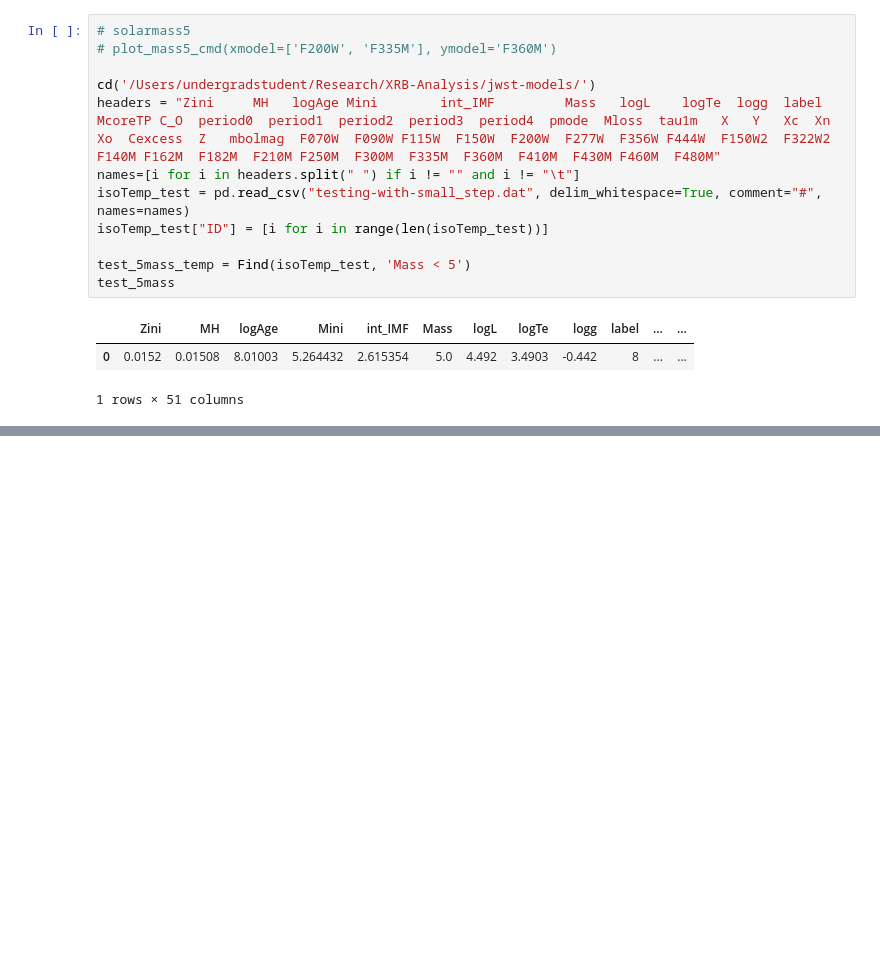
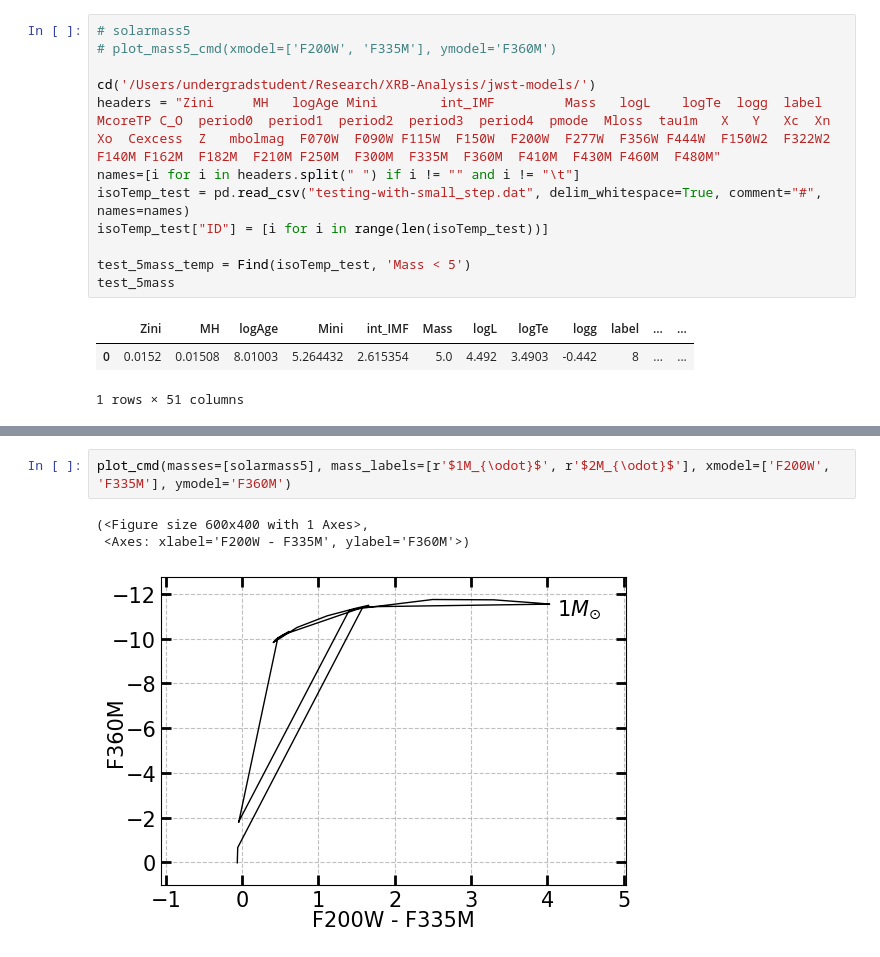
Before and after one commit to devkhullar/querx, a Jupyter notebook: models.ipynb, the cells around one changed output, grey strips where cells are left out. Cells and saved outputs as stored; diff of their text form; blank space fills up the shorter version.

Commit message:
Add a better function to plot evolutionary tracks of XRBs

```diff
--- a/models.ipynb
+++ b/models.ipynb
@@ -2006,0 +2173,6 @@ test_5mass
+# %%
+plot_cmd(masses=[solarmass5], mass_labels=[r'$1M_{\odot}$', r'$2M_{\odot}$'], xmodel=['F200W', 'F335M'], ymodel='F360M')
+# %% [output]
+(<Figure size 600x400 with 1 Axes>,
+ <Axes: xlabel='F200W - F335M', ylabel='F360M'>)
+[figure, added]
```
Also changed, not shown: parts of 2 cells of this notebook.
